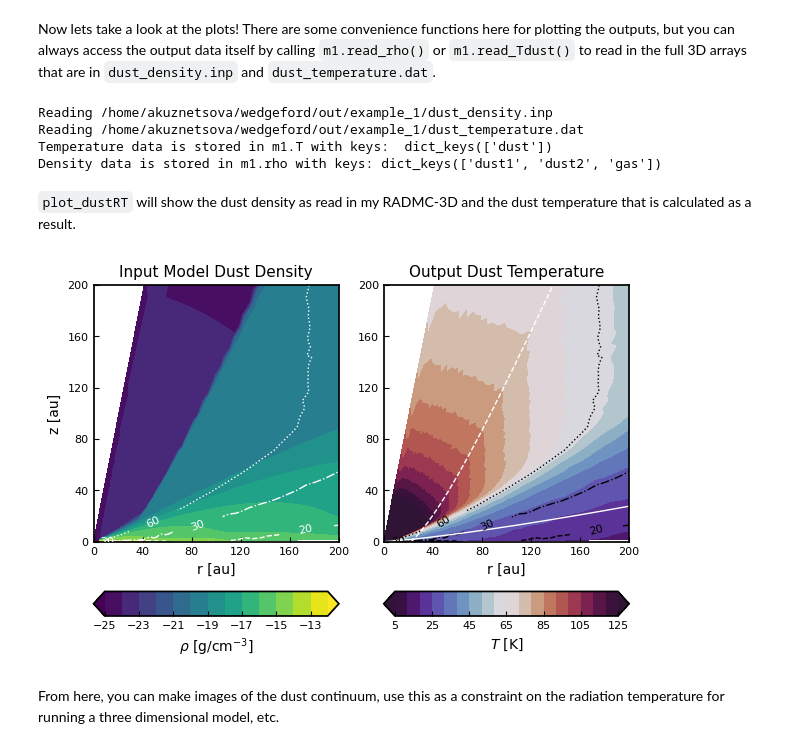
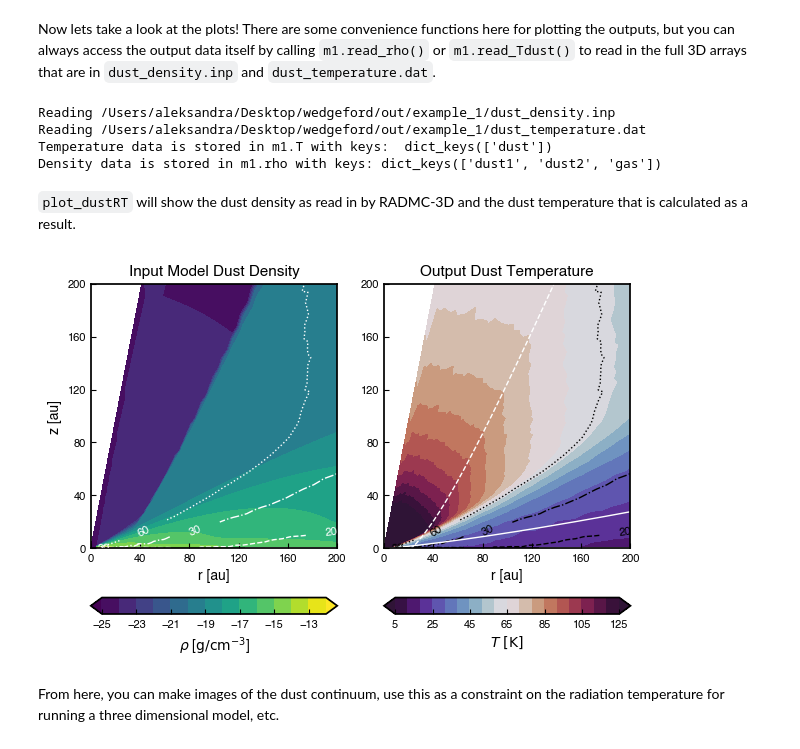
Before and after one commit to uconn-origins/wedgeford, a Jupyter notebook: example_1.ipynb, the cells around one changed output. Drawn from its saved outputs; the diff is of its cells as text; code cells hidden in the pictures.

```diff
--- a/example_1.ipynb
+++ b/example_1.ipynb
@@ -21,7 +22,7 @@ for example `m1.m.disk` are the disk parameters, `m1.m.star` are the star parame
 If you've already run radiative transfer for a model and want to generate the chemistry files, you can load in the model and proceed down to "Setting up the Chemistry"
 # %%
 outdir='out/example_1/'
-m1 = load_model(outdir)
+m1 = wedge.load_model(outdir)
 m1.m.print_params()
 # %% [output]
 directory exists - will overwrite current model if you write to it!
@@ -134,16 +118,16 @@ m1.read_Tdust()
 print('Temperature data is stored in m1.T with keys: ', m1.T.keys())
 print('Density data is stored in m1.rho with keys:', m1.rho.keys())
 # %% [output]
-Reading /home/akuznetsova/wedgeford/out/example_1/dust_density.inp
-Reading /home/akuznetsova/wedgeford/out/example_1/dust_temperature.dat
+Reading /Users/aleksandra/Desktop/wedgeford/out/example_1/dust_density.inp
+Reading /Users/aleksandra/Desktop/wedgeford/out/example_1/dust_temperature.dat
 Temperature data is stored in m1.T with keys:  dict_keys(['dust'])
 Density data is stored in m1.rho with keys: dict_keys(['dust1', 'dust2', 'gas'])
 # %% [markdown]
-`plot_dustRT` will show the dust density as read in my RADMC-3D and the dust temperature that is calculated as a result.
+`plot_dustRT` will show the dust density as read in by RADMC-3D and the dust temperature that is calculated as a result.
 # %%
-plot_dustRT(m1,rlim=200)
+wedge.plot_dustRT(m1,rlim=200)
 # %% [output]
-[figure, old version]
+[figure, new version]
 # %% [markdown]
 From here, you can make images of the dust continuum, use this as a constraint on the radiation temperature for running a three dimensional model, etc.
 # %% [markdown]
```
Also changed, not shown: parts of 20 cells of this notebook, 25 other files.
